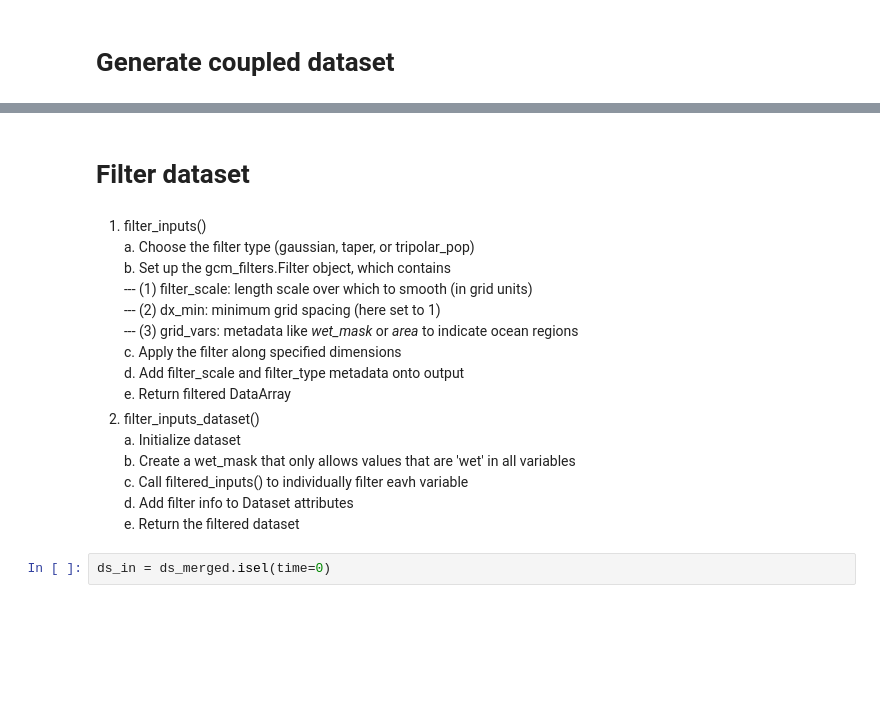
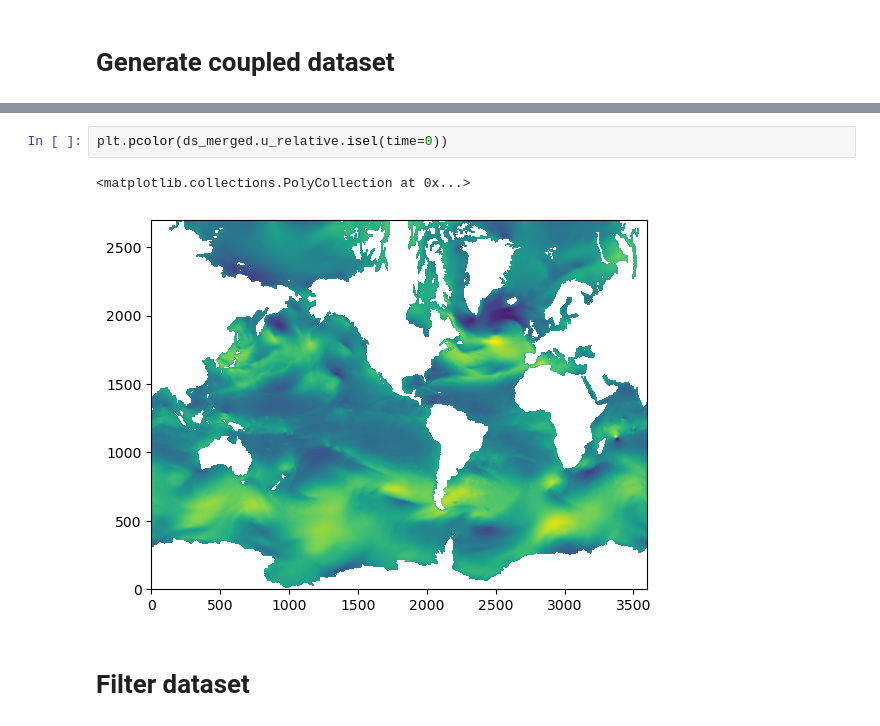
Before and after one commit to ocean-transport/cm26_diagnostics, a Jupyter notebook: dataset_generation_filtering_pipeline.ipynb, the cells around one changed output, grey strips where cells are left out. Cells and saved outputs as stored; diff of their text form; blank space fills up the shorter version.

```diff
--- a/dataset_generation_filtering_pipeline.ipynb
+++ b/dataset_generation_filtering_pipeline.ipynb
@@ -347,21 +71,8 @@ def filter_inputs_dataset(
+# %%
+plt.pcolor(ds_merged.u_relative.isel(time=0))
+# %% [output]
+<matplotlib.collections.PolyCollection at 0x...>
+[figure, added]
 # %% [markdown]
 # Filter dataset
-# %% [markdown]
-1. filter_inputs()
-   a. Choose the filter type (gaussian, taper, or tripolar_pop)
-   b. Set up the gcm_filters.Filter object, which contains
-       --- (1) filter_scale: length scale over which to smooth (in grid units)
-       --- (2) dx_min: minimum grid spacing (here set to 1)
-       --- (3) grid_vars: metadata like _wet_mask_ or _area_ to indicate ocean regions
-   c. Apply the filter along specified dimensions
-   d. Add filter_scale and filter_type metadata onto output
-   e. Return filtered DataArray
-3. filter_inputs_dataset()
-   a. Initialize dataset
-   b. Create a wet_mask that only allows values that are 'wet' in all variables
-   c. Call filtered_inputs() to individually filter eavh variable
-   d. Add filter info to Dataset attributes
-   e. Return the filtered dataset
-# %%
-ds_in = ds_merged.isel(time=0)
 # %%
```
Also changed, not shown: parts of 16 cells of this notebook, 1 other file.
